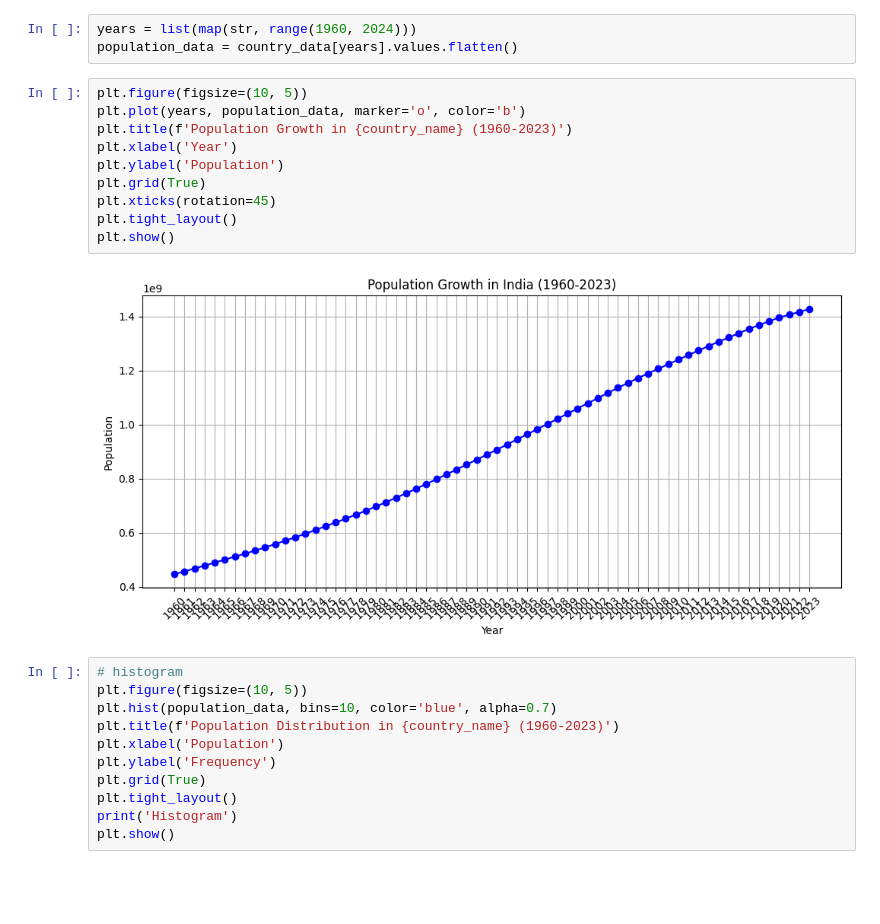
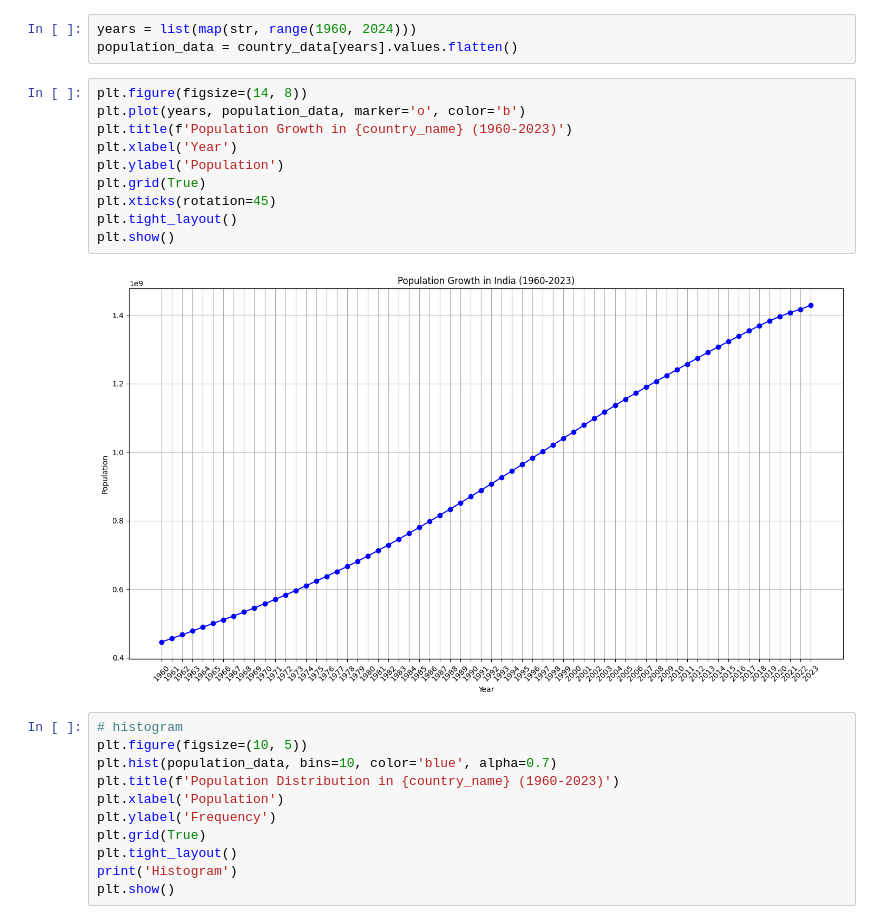
Before and after one commit to KamalKumarMachireddy/SCT_DS_1, a Jupyter notebook: Task_01.ipynb, the cells around one changed output. Cells and saved outputs as stored; diff of their text form; blank space fills up the shorter version.

```diff
--- a/Task_01.ipynb
+++ b/Task_01.ipynb
@@ -29,17 +29,17 @@ country_data = population_df[population_df['Country Name'] == country_name]
 years = list(map(str, range(1960, 2024)))
 population_data = country_data[years].values.flatten()
 # %%
-plt.figure(figsize=(10, 5))
+plt.figure(figsize=(14, 8))
 plt.plot(years, population_data, marker='o', color='b')
 plt.title(f'Population Growth in {country_name} (1960-2023)')
 plt.xlabel('Year')
 plt.ylabel('Population')
 plt.grid(True)
 plt.xticks(rotation=45)
 plt.tight_layout()
 plt.show()
 # %% [output]
-[figure, old version]
+[figure, new version]
 # %%
 # histogram
 plt.figure(figsize=(10, 5))
```
